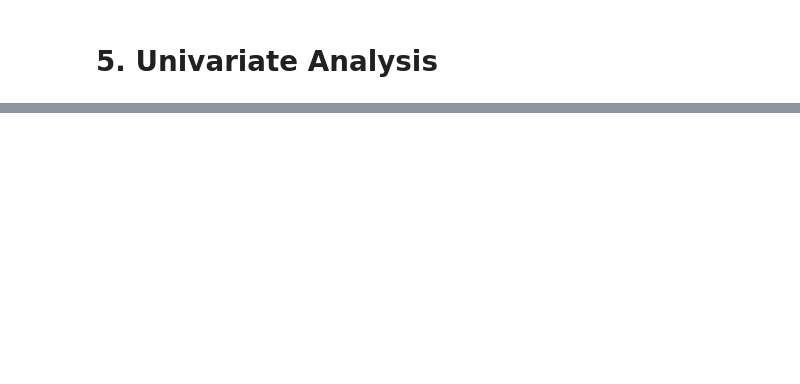
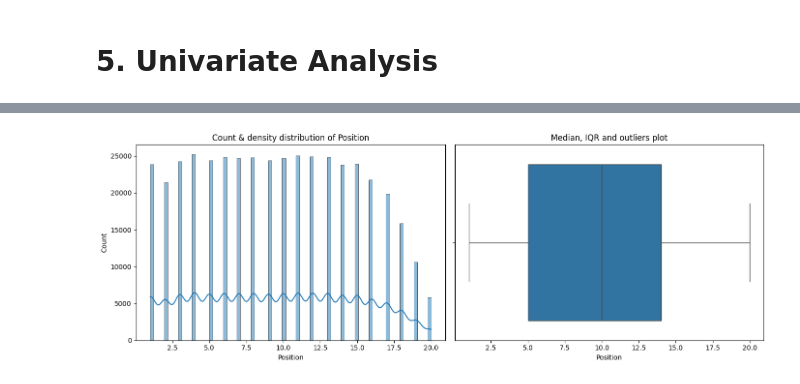
Before and after one commit to Gurmancheema/f1-pit-stop-prediction, a Jupyter notebook: 01_data_understanding.ipynb, the cells around one changed output, grey strips where cells are left out. Saved outputs shown, nothing was run; the diff lists cells and outputs as text; code cells hidden in the pictures; blank space fills up the shorter version.

```diff
--- a/01_data_understanding.ipynb
+++ b/01_data_understanding.ipynb
@@ -140,0 +242,14 @@ pandas.Series
+# %%
+fig, axes = plt.subplots(1,2, figsize=(14,5))
+
+sb.histplot(data=df,x="Position",kde=True,ax = axes[0])
+axes[0].set_title("Count & density distribution of Position")
+
+# second plot
+sb.boxplot(data=df, x='Position', ax=axes[1])
+axes[1].set_title("Median, IQR and outliers plot")
+
+plt.tight_layout()
+plt.show()
+# %% [output]
+[figure, added]
```
Also changed, not shown: parts of 15 cells of this notebook.
